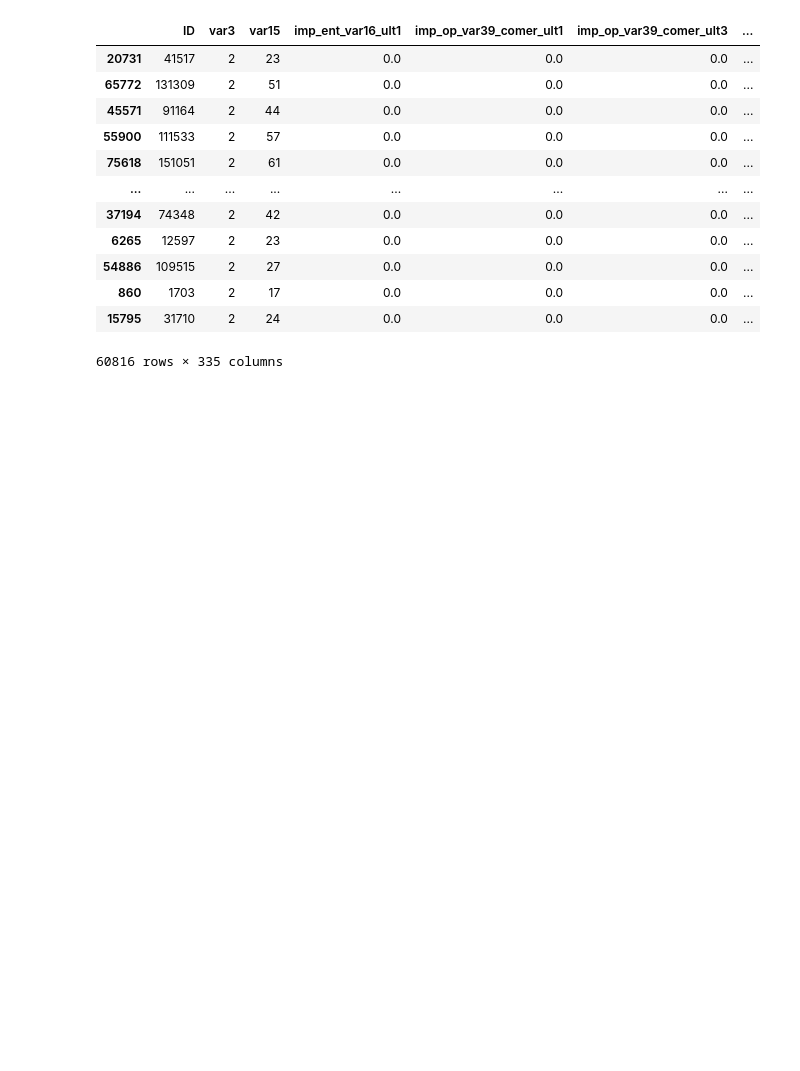
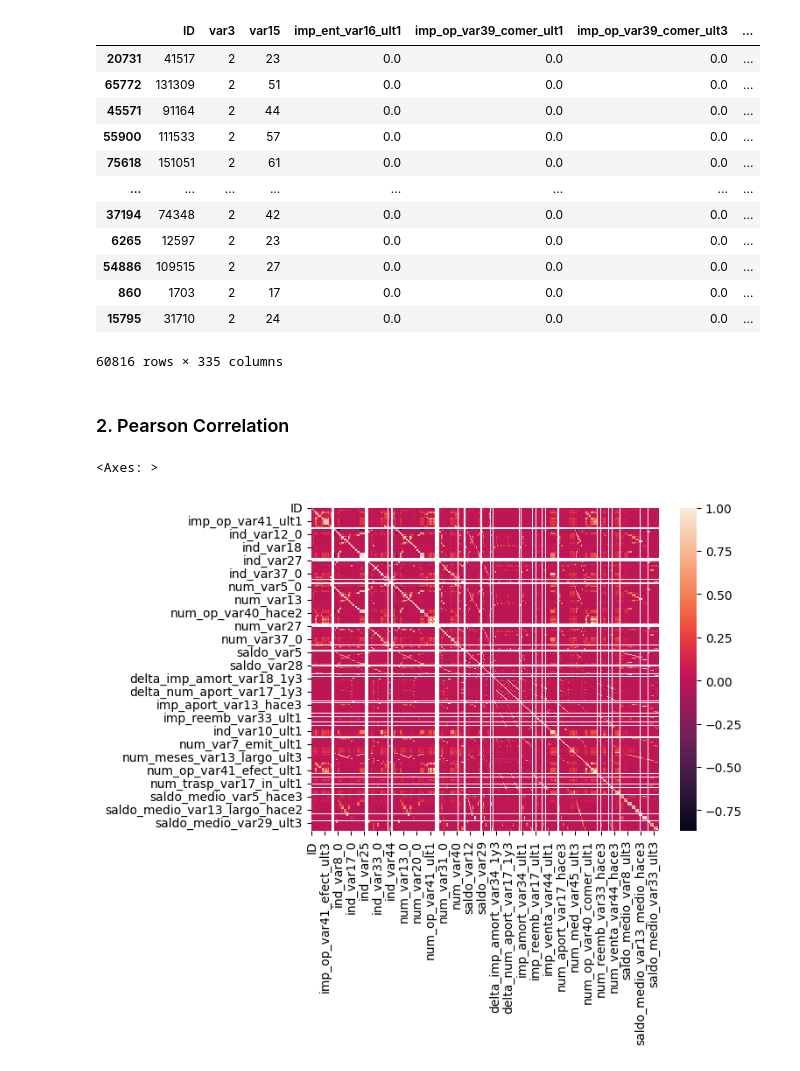
Before and after one commit to sujithsuresh56789/Feature_Selection_and_Engineering, a Jupyter notebook: Feature_Selection_Workouts.ipynb, the cells around one changed output. Saved outputs shown, nothing was run; the diff lists cells and outputs as text; code cells hidden in the pictures; blank space fills up the shorter version.

```diff
--- a/Feature_Selection_Workouts.ipynb
+++ b/Feature_Selection_Workouts.ipynb
@@ -888,3 +901,5 @@ X_train.drop(constant_columns,axis=1)
 | 860 | 1703 | 2 | 17 | 0.0 | 0.0 | 0.0 | ... |
 | 15795 | 31710 | 2 | 24 | 0.0 | 0.0 | 0.0 | ... |
 60816 rows × 335 columns
+# %% [markdown]
+### 2. Pearson Correlation
@@ -890,0 +908,5 @@ X_train.drop(constant_columns,axis=1)
+# %%
+sns.heatmap(X_train.corr())
+# %% [output]
+<Axes: >
+[figure, added]
```
Also changed, not shown: parts of 94 cells of this notebook.
